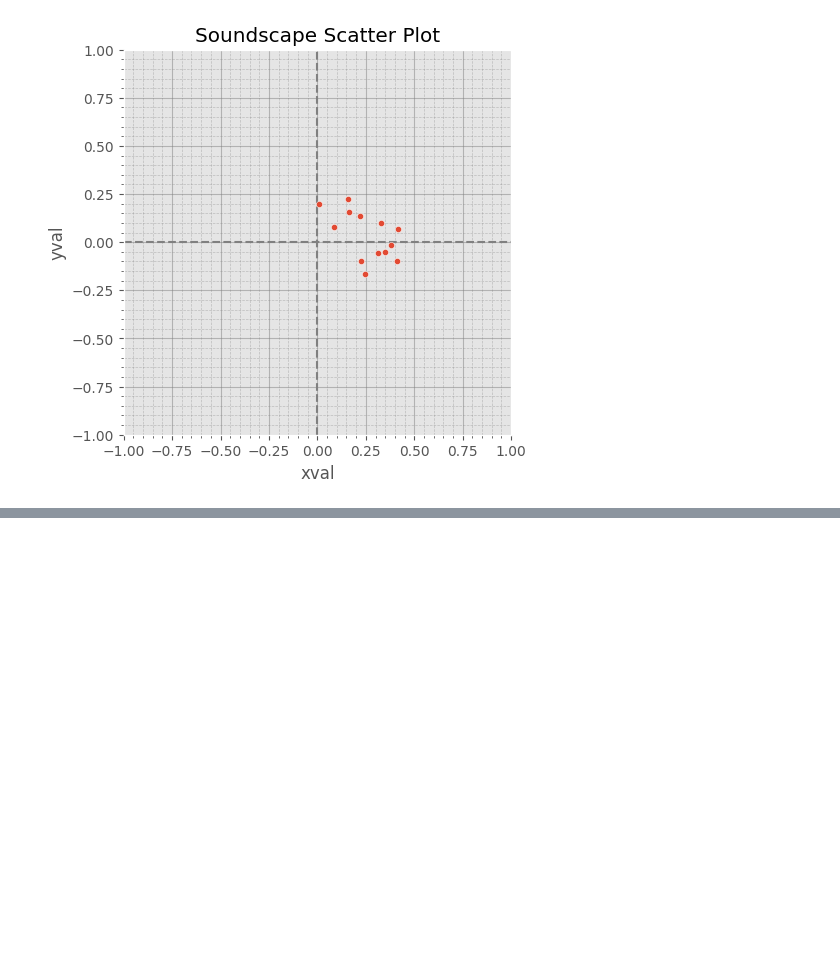
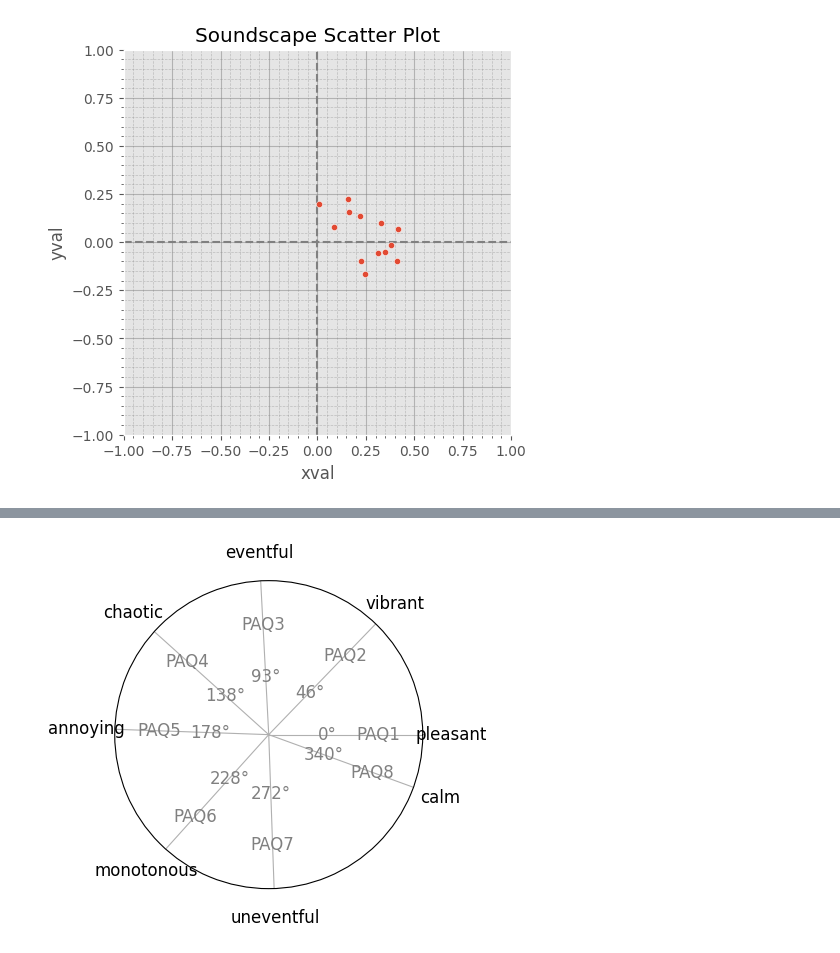
Before and after one commit to MitchellAcoustics/circumplex, a Jupyter notebook: docs/tutorials/Random_exs.ipynb, the cells around one changed output, grey strips where cells are left out. Cells and saved outputs as stored; diff of their text form; code cells hidden in the pictures; blank space fills up the shorter version.

```diff
--- a/docs/tutorials/Random_exs.ipynb
+++ b/docs/tutorials/Random_exs.ipynb
@@ -267,3 +264,8 @@ sspy.plotting.scatter(ss_res.table, x='xval', y='yval')
 # %% [output]
 <Axes: title={'center': 'Soundscape Scatter Plot'}, xlabel='xval', ylabel='yval'>
 [figure]
+# %%
+from circumplex.datasets import SATP_ENG
+
+satp_eng = SATP_ENG
+satp_eng.summary()
@@ -269,0 +290,4 @@ sspy.plotting.scatter(ss_res.table, x='xval', y='yval')
+# %%
+satp_eng.demo_plot()
+# %% [output]
+[figure, added]
```
Also changed, not shown: parts of 7 cells of this notebook, 12 other files.
